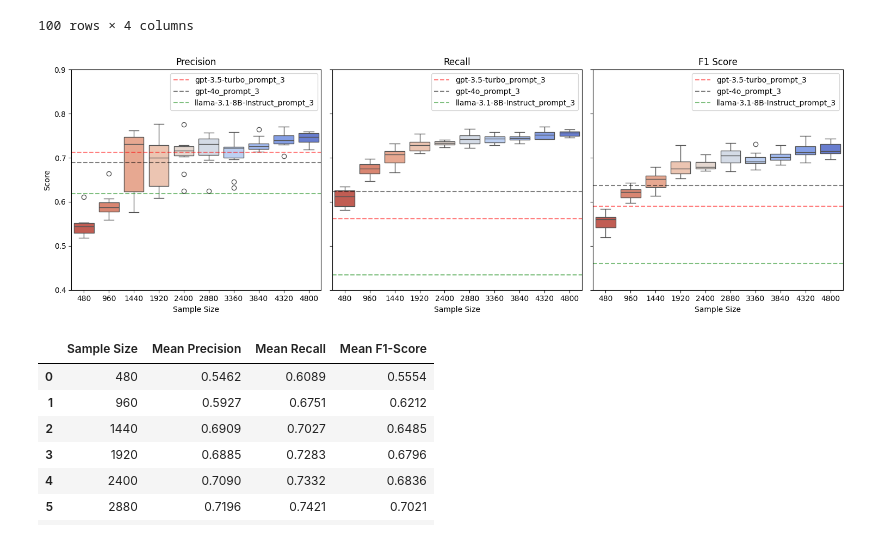
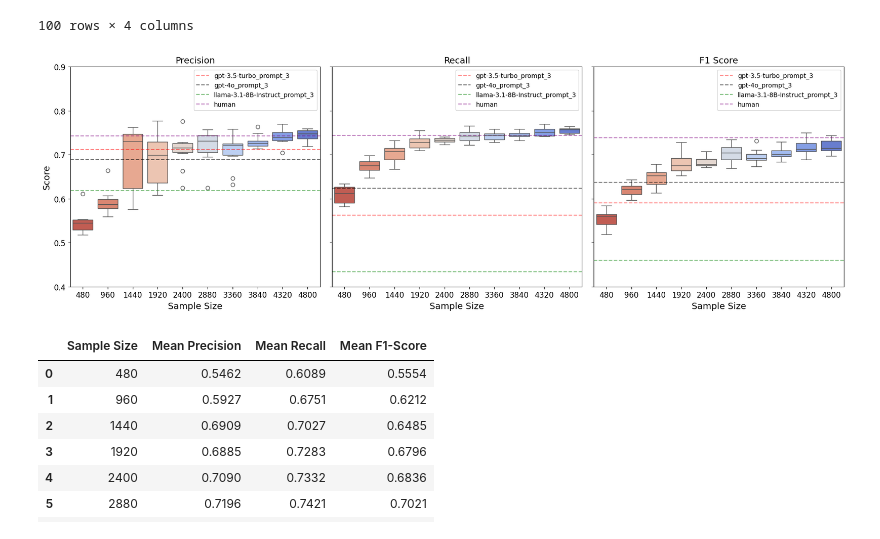
Before and after one commit to Marco-Consoloni/patent-sentence-classification, a Jupyter notebook: evaluate_incremental.ipynb, the cells around one changed output. Saved outputs shown, nothing was run; the diff lists cells and outputs as text; code cells hidden in the pictures.

```diff
--- a/evaluate_incremental.ipynb
+++ b/evaluate_incremental.ipynb
@@ -59,14 +59,13 @@ results_df
 # %%
 # Create the Box Plot Chart
 
+# Plotting
+plt.rcParams.update({'font.size': 14, 'axes.titlesize': 14, 'axes.labelsize': 14, 'xtick.labelsize': 12, 'ytick.labelsize': 12, 'legend.fontsize': 10})
+fig, axes = plt.subplots(1, 3, figsize=(18, 6), sharey=True)  # sharey=True ensures same y-scale
+
 # Define the y-axis limits
-y_min = min(results_df["Precision"].min(), results_df["Recall"].min(), results_df["F1-Score"].min()) * 0.95  # Add buffer
-y_max = max(results_df["Precision"].max(), results_df["Recall"].max(), results_df["F1-Score"].max()) * 1.05  # Add buffer
 y_min = 0.4
 y_max = 0.9
-
-# Plotting
-fig, axes = plt.subplots(1, 3, figsize=(15, 5), sharey=True)  # sharey=True ensures same y-scale
 
 # Precision Boxplot
 sns.boxplot(x="Sample Size", y="Precision", palette="coolwarm_r", data=results_df, ax=axes[0])
@@ -77,43 +76,49 @@ axes[0].set_ylabel("Score")
 gpt_35_turbo_prompt_3_precision =  0.712
 gpt_4o_prompt_3_precision = 0.689
 llama_31_8B_instruct_prompt_3_precision = 0.618
+human_precision = 0.743
 axes[0].axhline(y=gpt_35_turbo_prompt_3_precision, color='red', linestyle='--', linewidth=1.5, label=f"gpt-3.5-turbo_prompt_3", alpha=0.5)
 axes[0].axhline(y=gpt_4o_prompt_3_precision, color='black', linestyle='--', linewidth=1.5, label=f"gpt-4o_prompt_3", alpha=0.5)
 axes[0].axhline(y=llama_31_8B_instruct_prompt_3_precision, color='green', linestyle='--', linewidth=1.5, label=f"llama-3.1-8B-Instruct_prompt_3", alpha=0.5)
+axes[0].axhline(y=human_precision, color='purple', linestyle='--', linewidth=1.5, label=f"human", alpha=0.5)
 axes[0].legend()
 
 # Recall Boxplot
 sns.boxplot(x="Sample Size", y="Recall", palette="coolwarm_r", data=results_df, ax=axes[1])
 axes[1].set_title("Recall")
 axes[1].set_ylim(y_min, y_max)  # Set same y-scale
 axes[1].set_ylabel("")
 # weighted
 gpt_35_turbo_prompt_3_recall =  0.562
 gpt_4o_prompt_3_recall = 0.624
 llama_31_8B_instruct_prompt_3_recall = 0.434
+human_recall = 0.744
 axes[1].axhline(y=gpt_35_turbo_prompt_3_recall, color='red', linestyle='--', linewidth=1.5, label=f"gpt-3.5-turbo_prompt_3", alpha=0.5)
 axes[1].axhline(y=gpt_4o_prompt_3_recall, color='black', linestyle='--', linewidth=1.5, label=f"gpt-4o_prompt_3", alpha=0.5)
 axes[1].axhline(y=llama_31_8B_instruct_prompt_3_recall, color='green', linestyle='--', linewidth=1.5, label=f"llama-3.1-8B-Instruct_prompt_3", alpha=0.5)
+axes[1].axhline(y=human_recall, color='purple', linestyle='--', linewidth=1.5, label=f"human", alpha=0.5)
 axes[1].legend()
 
 # F1 Score Boxplot
 sns.boxplot(x="Sample Size", y="F1-Score", palette="coolwarm_r", data=results_df, ax=axes[2])
 axes[2].set_title("F1 Score")
 axes[2].set_ylim(y_min, y_max)  # Set same y-scale
 axes[2].set_ylabel("")
 # weighted
 gpt_35_turbo_prompt_3_f1 =  0.590
 gpt_4o_prompt_3_f1 = 0.637
 llama_31_8B_instruct_prompt_3_f1 = 0.460
+human_f1 = 0.739
 axes[2].axhline(y=gpt_35_turbo_prompt_3_f1, color='red', linestyle='--', linewidth=1.5, label=f"gpt-3.5-turbo_prompt_3", alpha=0.5)
 axes[2].axhline(y=gpt_4o_prompt_3_f1, color='black', linestyle='--', linewidth=1.5, label=f"gpt-4o_prompt_3", alpha=0.5)
 axes[2].axhline(y=llama_31_8B_instruct_prompt_3_f1, color='green', linestyle='--', linewidth=1.5, label=f"llama-3.1-8B-Instruct_prompt_3", alpha=0.5)
+axes[2].axhline(y=human_f1, color='purple', linestyle='--', linewidth=1.5, label=f"human", alpha=0.5)
 axes[2].legend()
 
 plt.tight_layout()
 plt.show()
 # %% [output]
-[figure, old version]
+[figure, new version]
 # %%
 # Compute mean values for each sample size
 mean_results_df = results_df.groupby("Sample Size").mean().reset_index()
```
Also changed, not shown: parts of 1 cell of this notebook.
